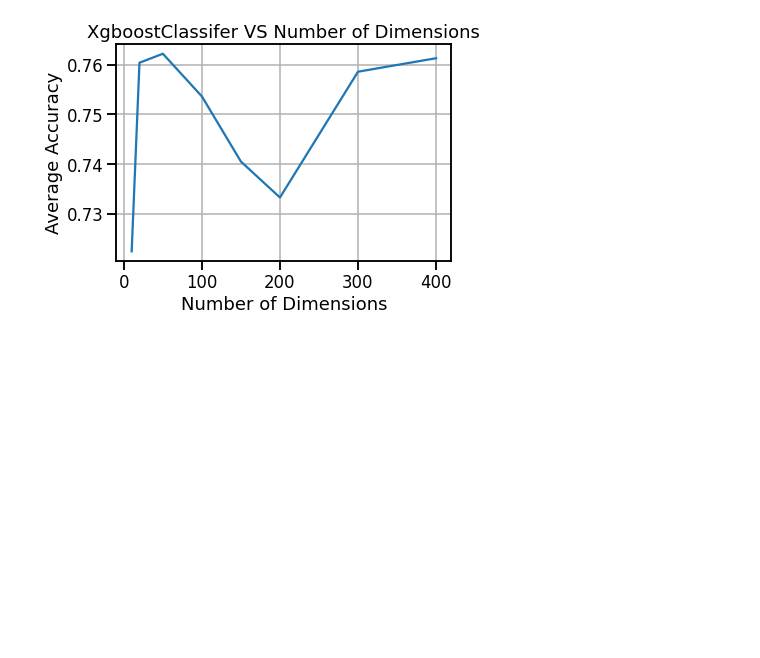
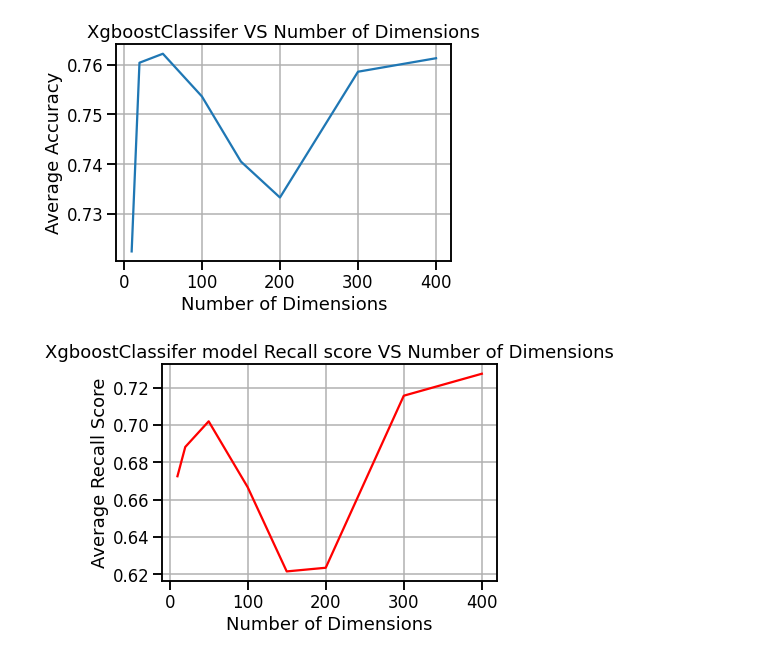
Before and after one commit to mohmaed7777/epilepsy-detection, a Jupyter notebook: Epilepsy_Detection_Using_EEG_Signals2.ipynb, the cells around one changed output. Saved outputs shown, nothing was run; the diff lists cells and outputs as text; code cells hidden in the pictures; blank space fills up the shorter version.

```diff
--- a/Epilepsy_Detection_Using_EEG_Signals2.ipynb
+++ b/Epilepsy_Detection_Using_EEG_Signals2.ipynb
@@ -337,3 +403,34 @@ ax.set(xlabel='Number of Dimensions',
 ax.grid(True)
 # %% [output]
 [figure]
+# %%
+sss_xb = StratifiedShuffleSplit(n_splits=5, random_state=42)
+
+def get_avg_score_xb(n):
+    pipe = [
+        ('scaler', StandardScaler()),
+        ('pca', PCA(n_components=n)),
+        ('estimator', XGBClassifier(learning_rate=0.1, max_depth=10,n_estimators=7,random_state=5441))
+    ]
+    pipe = Pipeline(pipe)
+    scores = []
+    for train_index, test_index in sss_xb.split(X, y):
+        X_train, X_test = X.loc[train_index], X.loc[test_index]
+        y_train, y_test = y.loc[train_index], y.loc[test_index]
+        pipe.fit(X_train, y_train)
+        scores.append(recall_score(y_test, pipe.predict(X_test)))
+    return np.mean(scores)
+
+
+ns = [10, 20, 50, 100, 150, 200, 300, 400]
+score_list = [get_avg_score_rf(n) for n in ns]
+# %%
+sns.set_context('talk')
+ax = plt.axes()
+ax.plot(ns, score_list, color='red')
+ax.set(xlabel='Number of Dimensions',
+       ylabel='Average Recall Score',
+       title='XgboostClassifer model Recall score VS Number of Dimensions')
+ax.grid(True)
+# %% [output]
+[figure, added]
```
Also changed, not shown: parts of 6 cells of this notebook.
